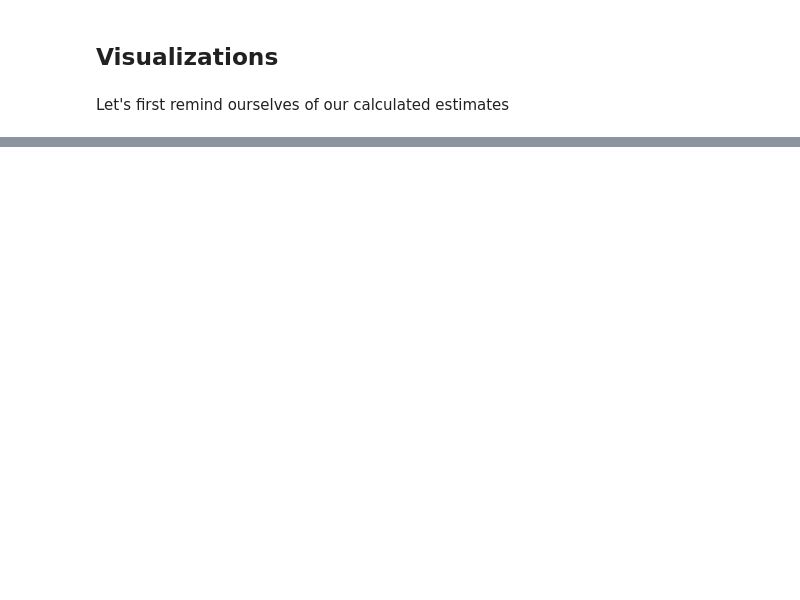
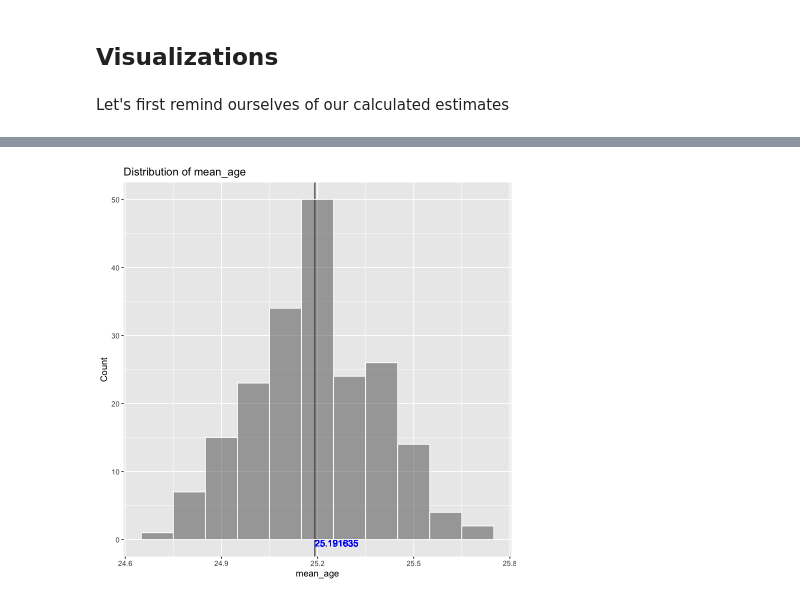
Before and after one commit to KevinSaigon/stat-201-project, a Jupyter notebook: project-proposal.ipynb, the cells around one changed output, grey strips where cells are left out. Drawn from its saved outputs; the diff is of its cells as text; code cells hidden in the pictures; blank space fills up the shorter version.

```diff
--- a/project-proposal.ipynb
+++ b/project-proposal.ipynb
@@ -256,0 +258,4 @@ summer_df %>%
+# %%
+plot_histogram(summer_resampled_means, "mean_age", 0.1)
+# %% [output]
+[figure, added]
```
Also changed, not shown: parts of 14 cells of this notebook.
